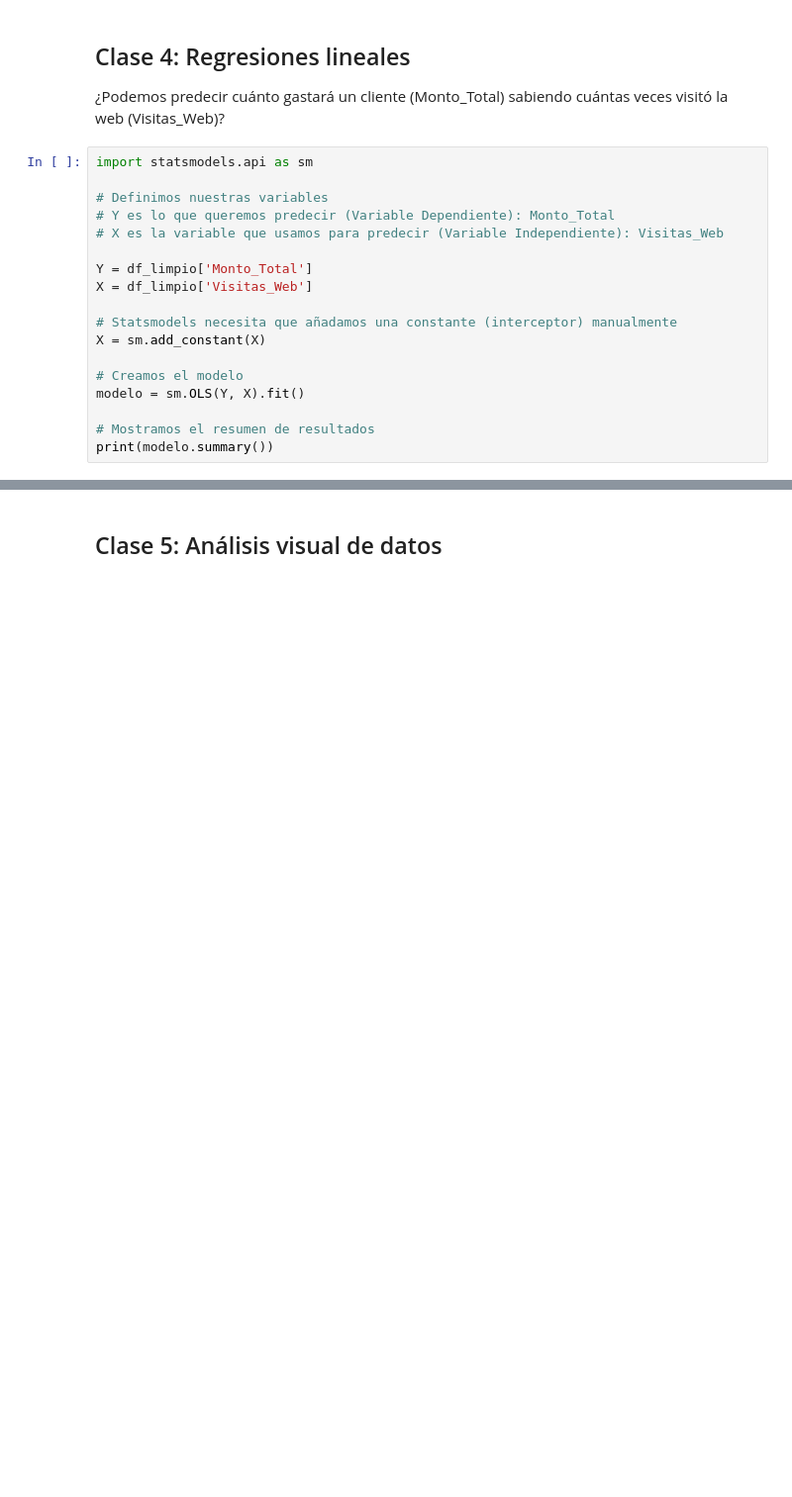
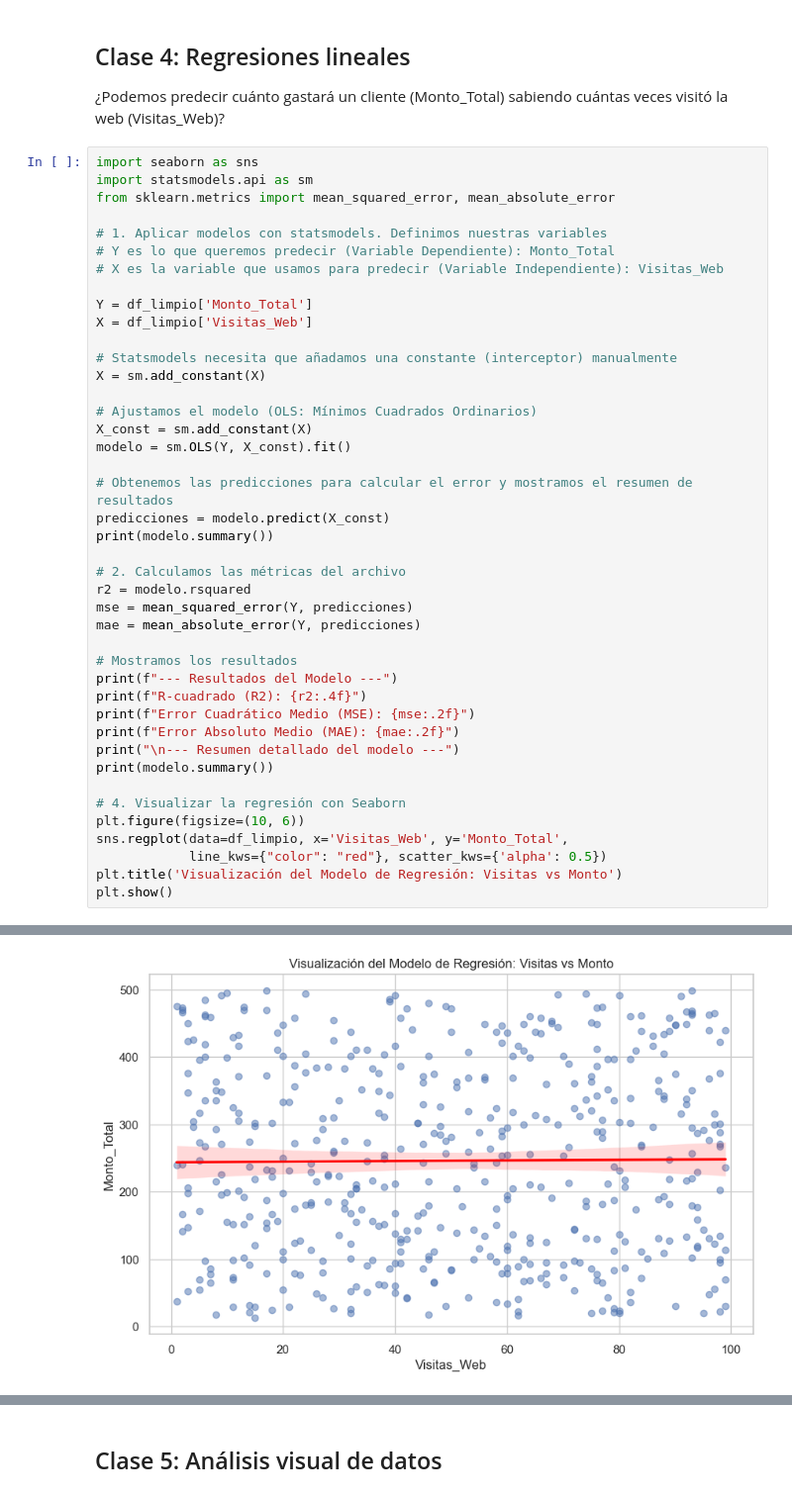
Before and after one commit to JCelisR/bootcamp, a Jupyter notebook: ProyectoM4_ComercioYA/Proyecto_Modulo4.ipynb, the cells around one changed output, grey strips where cells are left out. Shown at 99% size. Cells and saved outputs as stored; diff of their text form; blank space fills up the shorter version.

```diff
--- a/ProyectoM4_ComercioYA/Proyecto_Modulo4.ipynb
+++ b/ProyectoM4_ComercioYA/Proyecto_Modulo4.ipynb
@@ -221,9 +222,11 @@ plt.show()
 ## Clase 4: Regresiones lineales
 ¿Podemos predecir cuánto gastará un cliente (Monto_Total) sabiendo cuántas veces visitó la web (Visitas_Web)?
 # %%
+import seaborn as sns
 import statsmodels.api as sm
+from sklearn.metrics import mean_squared_error, mean_absolute_error
 
-# Definimos nuestras variables
+# 1. Aplicar modelos con statsmodels. Definimos nuestras variables
 # Y es lo que queremos predecir (Variable Dependiente): Monto_Total
 # X es la variable que usamos para predecir (Variable Independiente): Visitas_Web
 
@@ -233,11 +236,33 @@ X = df_limpio['Visitas_Web']
 # Statsmodels necesita que añadamos una constante (interceptor) manualmente
 X = sm.add_constant(X)
 
-# Creamos el modelo
-modelo = sm.OLS(Y, X).fit()
+# Ajustamos el modelo (OLS: Mínimos Cuadrados Ordinarios)
+X_const = sm.add_constant(X)
+modelo = sm.OLS(Y, X_const).fit()
 
-# Mostramos el resumen de resultados
+# Obtenemos las predicciones para calcular el error y mostramos el resumen de resultados
+predicciones = modelo.predict(X_const)
 print(modelo.summary())
+
+# 2. Calculamos las métricas del archivo
+r2 = modelo.rsquared
+mse = mean_squared_error(Y, predicciones)
+mae = mean_absolute_error(Y, predicciones)
+
+# Mostramos los resultados
+print(f"--- Resultados del Modelo ---")
+print(f"R-cuadrado (R2): {r2:.4f}")
+print(f"Error Cuadrático Medio (MSE): {mse:.2f}")
+print(f"Error Absoluto Medio (MAE): {mae:.2f}")
+print("\n--- Resumen detallado del modelo ---")
+print(modelo.summary())
+
+# 4. Visualizar la regresión con Seaborn
+plt.figure(figsize=(10, 6))
+sns.regplot(data=df_limpio, x='Visitas_Web', y='Monto_Total',
+            line_kws={"color": "red"}, scatter_kws={'alpha': 0.5})
+plt.title('Visualización del Modelo de Regresión: Visitas vs Monto')
+plt.show()
 # %% [output]
                             OLS Regression Results
 ==============================================================================
@@ -255,4 +280,5 @@ Covariance Type:            nonrobust
 ==============================================================================
 
 Notes:
 [1] Standard Errors assume that the covariance matrix of the errors is correctly specified.
+[figure, added]
```
Also changed, not shown: parts of 18 cells of this notebook, 2 other files.
